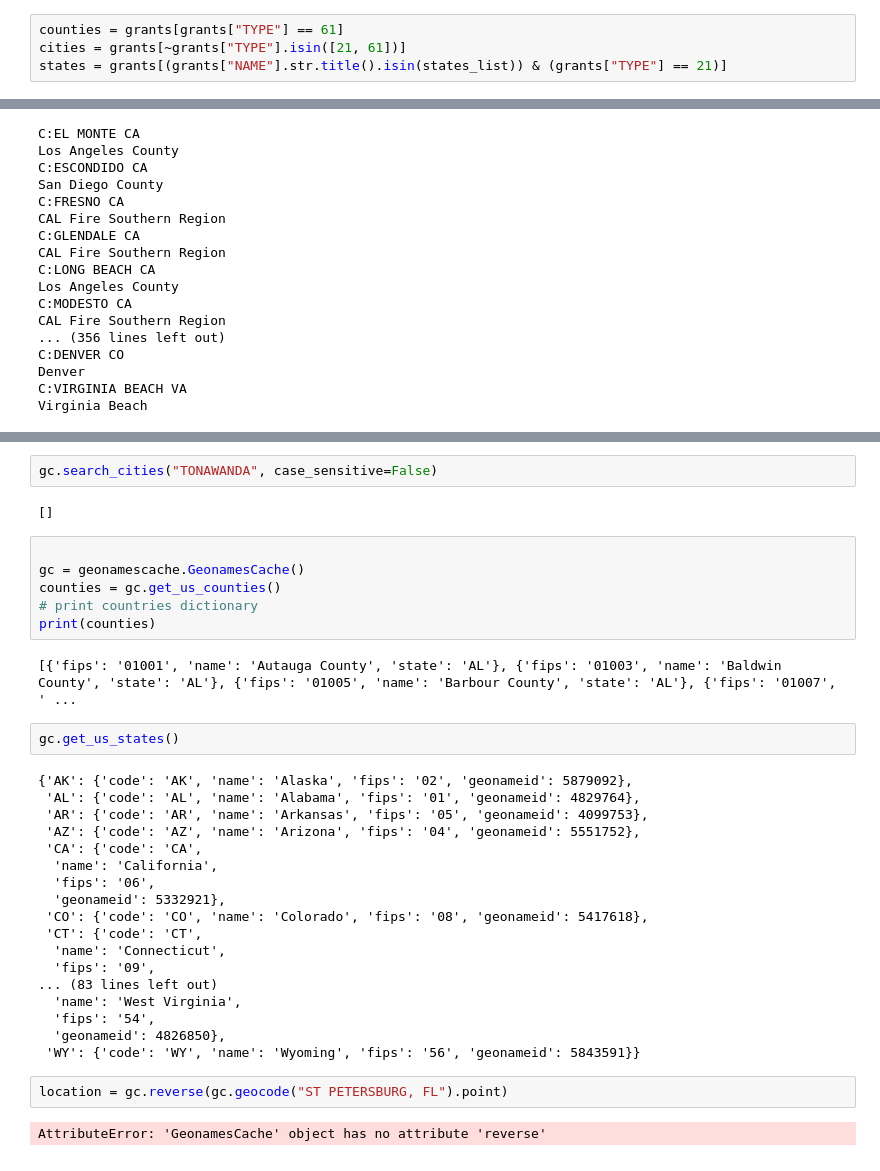
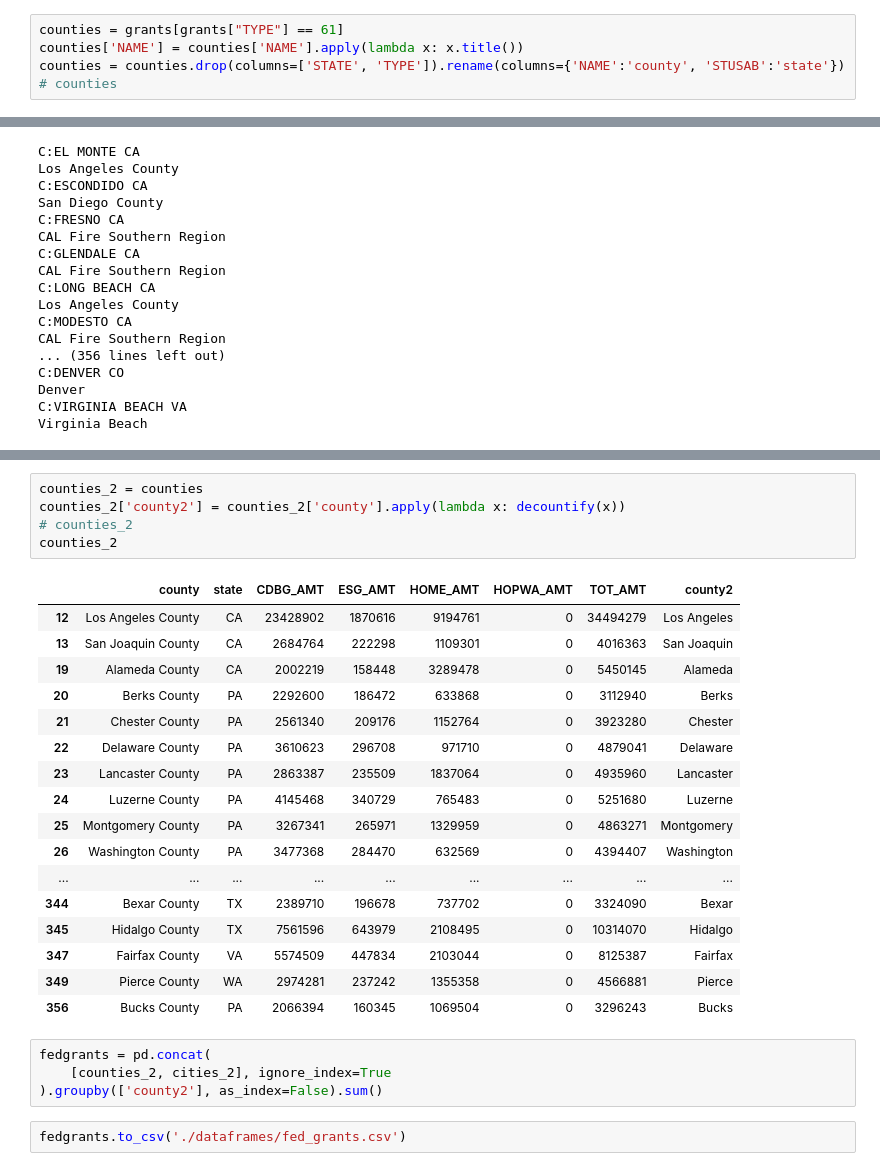
Before and after one commit to iiisong/homeless-hacklytics23, a Jupyter notebook: grants_cleanup.ipynb, the cells around one changed output, grey strips where cells are left out. Drawn from its saved outputs; the diff is of its cells as text.

```diff
--- a/grants_cleanup.ipynb
+++ b/grants_cleanup.ipynb
@@ -60,5 +62,6 @@ grants
 | 357 | VIRGINIA BEACH | VA | 51 | 51 | 2000832 | 164230 | 1122655 | 1524127 | 4811844 |
 # %%
 counties = grants[grants["TYPE"] == 61]
-cities = grants[~grants["TYPE"].isin([21, 61])]
-states = grants[(grants["NAME"].str.title().isin(states_list)) & (grants["TYPE"] == 21)]
+counties['NAME'] = counties['NAME'].apply(lambda x: x.title())
+counties = counties.drop(columns=['STATE', 'TYPE']).rename(columns={'NAME':'county', 'STUSAB':'state'})
+# counties
@@ -156,36 +223,29 @@ cities.at[, 'COUNTY'] = ""
+# %%
+counties_2 = counties
+counties_2['county2'] = counties_2['county'].apply(lambda x: decountify(x))
+# counties_2
+counties_2
+# %% [output]
+|  | county | state | CDBG_AMT | ESG_AMT | HOME_AMT | HOPWA_AMT | TOT_AMT | county2 |
+| 12 | Los Angeles County | CA | 23428902 | 1870616 | 9194761 | 0 | 34494279 | Los Angeles |
+| 13 | San Joaquin County | CA | 2684764 | 222298 | 1109301 | 0 | 4016363 | San Joaquin |
+| 19 | Alameda County | CA | 2002219 | 158448 | 3289478 | 0 | 5450145 | Alameda |
+| 20 | Berks County | PA | 2292600 | 186472 | 633868 | 0 | 3112940 | Berks |
+| 21 | Chester County | PA | 2561340 | 209176 | 1152764 | 0 | 3923280 | Chester |
+| 22 | Delaware County | PA | 3610623 | 296708 | 971710 | 0 | 4879041 | Delaware |
+| 23 | Lancaster County | PA | 2863387 | 235509 | 1837064 | 0 | 4935960 | Lancaster |
+| 24 | Luzerne County | PA | 4145468 | 340729 | 765483 | 0 | 5251680 | Luzerne |
+| 25 | Montgomery County | PA | 3267341 | 265971 | 1329959 | 0 | 4863271 | Montgomery |
+| 26 | Washington County | PA | 3477368 | 284470 | 632569 | 0 | 4394407 | Washington |
+| ... | ... | ... | ... | ... | ... | ... | ... | ... |
+| 344 | Bexar County | TX | 2389710 | 196678 | 737702 | 0 | 3324090 | Bexar |
+| 345 | Hidalgo County | TX | 7561596 | 643979 | 2108495 | 0 | 10314070 | Hidalgo |
+| 347 | Fairfax County | VA | 5574509 | 447834 | 2103044 | 0 | 8125387 | Fairfax |
+| 349 | Pierce County | WA | 2974281 | 237242 | 1355358 | 0 | 4566881 | Pierce |
+| 356 | Bucks County | PA | 2066394 | 160345 | 1069504 | 0 | 3296243 | Bucks |
 # %%
-gc.search_cities("TONAWANDA", case_sensitive=False)
+fedgrants = pd.concat(
+    [counties_2, cities_2], ignore_index=True
+).groupby(['county2'], as_index=False).sum()
-# %% [output]
-[]
-# %%
-
-gc = geonamescache.GeonamesCache()
-counties = gc.get_us_counties()
-# print countries dictionary
-print(counties)
-# %% [output]
-[{'fips': '01001', 'name': 'Autauga County', 'state': 'AL'}, {'fips': '01003', 'name': 'Baldwin County', 'state': 'AL'}, {'fips': '01005', 'name': 'Barbour County', 'state': 'AL'}, {'fips': '01007', ' ...
-# %%
-gc.get_us_states()
-# %% [output]
-{'AK': {'code': 'AK', 'name': 'Alaska', 'fips': '02', 'geonameid': 5879092},
- 'AL': {'code': 'AL', 'name': 'Alabama', 'fips': '01', 'geonameid': 4829764},
- 'AR': {'code': 'AR', 'name': 'Arkansas', 'fips': '05', 'geonameid': 4099753},
- 'AZ': {'code': 'AZ', 'name': 'Arizona', 'fips': '04', 'geonameid': 5551752},
- 'CA': {'code': 'CA',
-  'name': 'California',
-  'fips': '06',
-  'geonameid': 5332921},
- 'CO': {'code': 'CO', 'name': 'Colorado', 'fips': '08', 'geonameid': 5417618},
- 'CT': {'code': 'CT',
-  'name': 'Connecticut',
-  'fips': '09',
-... (83 lines left out)
-  'name': 'West Virginia',
-  'fips': '54',
-  'geonameid': 4826850},
- 'WY': {'code': 'WY', 'name': 'Wyoming', 'fips': '56', 'geonameid': 5843591}}
-# %%
-location = gc.reverse(gc.geocode("ST PETERSBURG, FL").point)
-# %% [output]
-AttributeError: 'GeonamesCache' object has no attribute 'reverse'
+# %%
+fedgrants.to_csv('./dataframes/fed_grants.csv')
```
Also changed, not shown: parts of 12 cells of this notebook, 8 other files.
